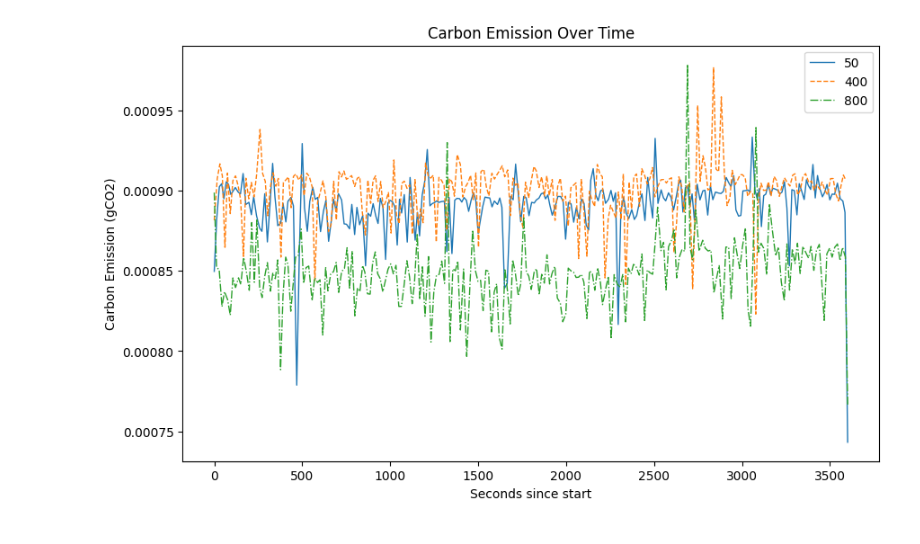
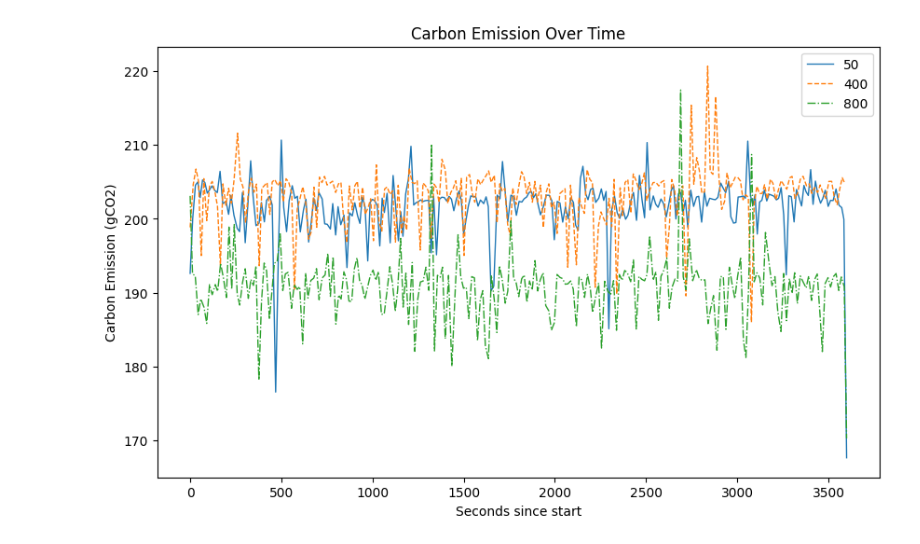
Before and after one commit to sivaanem/sinfonia-tier3, a Jupyter notebook: src/loadtest/view_stats.ipynb, the cells around one changed output. Saved outputs shown, nothing was run; the diff lists cells and outputs as text; code cells hidden in the pictures.

```diff
--- a/src/loadtest/view_stats.ipynb
+++ b/src/loadtest/view_stats.ipynb
@@ -21,34 +21,35 @@ x50 = rdf50['timestamp']
 x50 = x50 - x50.min()
 
 x400 = rdf400['timestamp']
 x400 = x400 - x400.min()
 
 x800 = rdf800['timestamp']
 x800 = x800 - x800.min()
 
-y50 = rdf50['carbon_emission_gco2']
-y400 = rdf400['carbon_emission_gco2']
-y800 = rdf800['carbon_emission_gco2']
+field = 'energy_use_joules'
+y50 = rdf50[field]
+y400 = rdf400[field]
+y800 = rdf800[field]
 
 # Plotting
 plt.figure(figsize=(10, 6))
 plt.plot(x50, y50, linestyle='-', linewidth=1, label='50')
 plt.plot(x400, y400, linestyle='--', linewidth=1, label='400')
 plt.plot(x800, y800, linestyle='-.', linewidth=1, label='800')
 
 # Customize the plot
 plt.title('Carbon Emission Over Time')
 plt.xlabel('Seconds since start')
 plt.ylabel('Carbon Emission (gCO2)')
 
 
 # Show legend to differentiate between series
 plt.legend()
 
 # Rotate x-axis labels for better readability (optional)
 # plt.xticks(rotation=45)
 
 # Display the plot
 plt.show()
 # %% [output]
-[figure, old version]
+[figure, new version]
```
Also changed, not shown: parts of 1 cell of this notebook, 9 other files.
